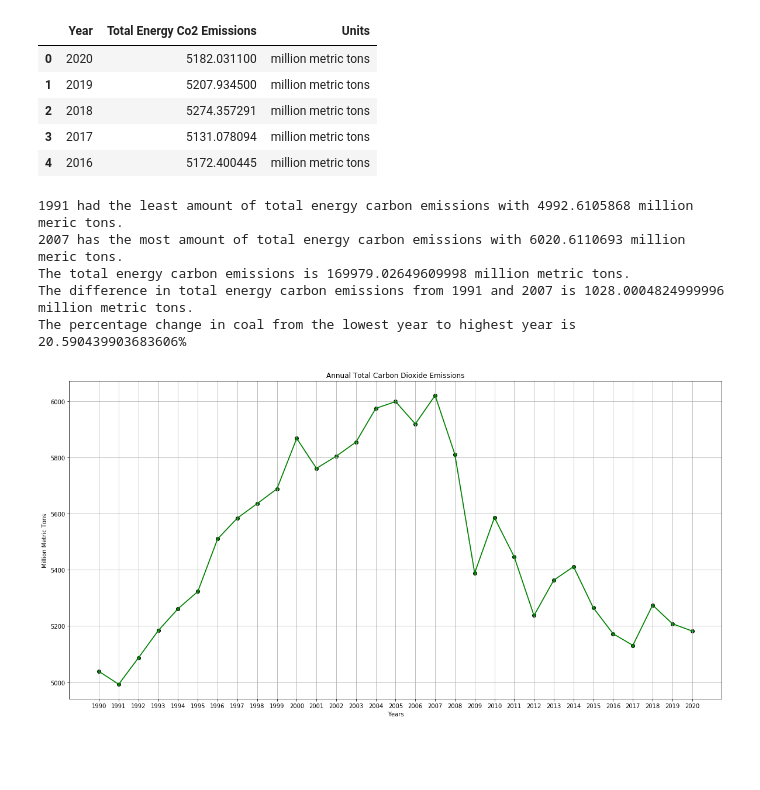
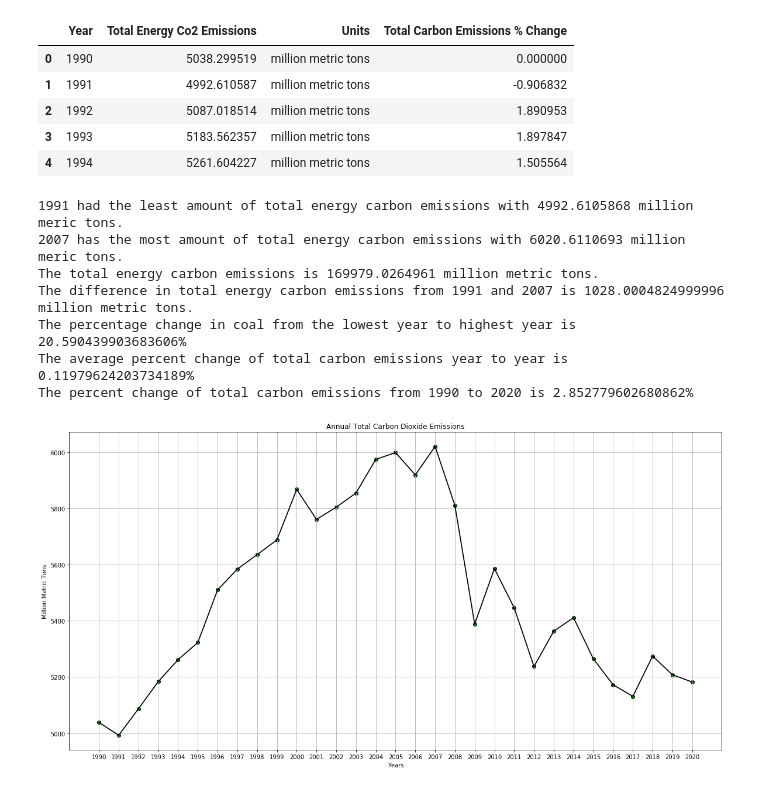
Before and after one commit to us-energy-analysis/Energy-analysis, a Jupyter notebook: emissions_analysis.ipynb, the cells around one changed output. Cells and saved outputs as stored; diff of their text form; code cells hidden in the pictures; blank space fills up the shorter version.

```diff
--- a/emissions_analysis.ipynb
+++ b/emissions_analysis.ipynb
@@ -44,17 +42,20 @@ for x in pt_emissions['series'][0]['data']:
     year.append(x[0])
     value.append(x[1])
 
+year = year[::-1]
+value = value[::-1]
+
 # Loop through to calculate the annual percent change
-#i = 0
-#percent_change_petroleum_emissions = []
-#for z in pt_emissions:
-#    if(i == 0):
-#        percent_change_petroleum_emissions.append(0)
-#    else:
-#        percent_change_petroleum_emissions.append( (z - pt_emissions[i-1])/ pt_emissions[i-1] * 100)
-#    i += 1
+i = 0
+percent_change_petroleum_emissions = []
+for z in value:
+    if(i == 0):
+        percent_change_petroleum_emissions.append(0)
+    else:
+        percent_change_petroleum_emissions.append( (z - value[i-1])/ value[i-1] * 100)
+    i += 1
 
 # make a dataframe
-pt_emissions_df = pd.DataFrame({"Year": year, "Petroleum Emissions": value, "Units": units})
+pt_emissions_df = pd.DataFrame({"Year": year, "Petroleum Emissions": value, "Units": units, "Petroleum Emissions % Change": percent_change_petroleum_emissions})
 pt_emissions_df.head()
 # %% [output]
@@ -325,17 +385,30 @@ for x in cd_emissions['series'][0]['data']:
     cd_year.append(x[0])
     cd_value.append(x[1])
 
+cd_year = cd_year[::-1]
+cd_value = cd_value[::-1]
+
+# Loop through to calculate the annual percent change
+i = 0
+percent_change_cd_emissions = []
+for z in cd_value:
+    if(i == 0):
+        percent_change_cd_emissions.append(0)
+    else:
+        percent_change_cd_emissions.append( (z - cd_value[i-1])/ cd_value[i-1] * 100)
+    i += 1
+
 # make a dataframe
-cd_emissions_df = pd.DataFrame({"Year": cd_year, "Total Energy Co2 Emissions": cd_value, "Units": units})
+cd_emissions_df = pd.DataFrame({"Year": cd_year, "Total Energy Co2 Emissions": cd_value, "Units": units, "Total Carbon Emissions % Change": percent_change_cd_emissions})
 
 cd_emissions_df.head()
 # %% [output]
-|  | Year | Total Energy Co2 Emissions | Units |
-| 0 | 2020 | 5182.031100 | million metric tons |
-| 1 | 2019 | 5207.934500 | million metric tons |
-| 2 | 2018 | 5274.357291 | million metric tons |
-| 3 | 2017 | 5131.078094 | million metric tons |
-| 4 | 2016 | 5172.400445 | million metric tons |
+|  | Year | Total Energy Co2 Emissions | Units | Total Carbon Emissions % Change |
+| 0 | 1990 | 5038.299519 | million metric tons | 0.000000 |
+| 1 | 1991 | 4992.610587 | million metric tons | -0.906832 |
+| 2 | 1992 | 5087.018514 | million metric tons | 1.890953 |
+| 3 | 1993 | 5183.562357 | million metric tons | 1.897847 |
+| 4 | 1994 | 5261.604227 | million metric tons | 1.505564 |
 # %%
 # Find minimum and maximum total  emissions
 cd_min_emissions_value = cd_emissions_df["Total Energy Co2 Emissions"].min()
@@ -352,36 +425,47 @@ cd_emissions_change = (cd_max_emissions_value - cd_min_emissions_value)
 #find the percentage change from lowest year to highest year
 cd_emissions_percent_change = (cd_emissions_change / cd_min_emissions_value) *100
 
+# find the average percent change over time
+cd_average_percent_change = cd_emissions_df["Total Carbon Emissions % Change"].mean()
+
+# find the total percent change
+total_cd_emissions_percent_change = (cd_emissions_df['Total Energy Co2 Emissions'].iloc[-1] - cd_emissions_df['Total Energy Co2 Emissions'].iloc[0]) / cd_emissions_df['Total Energy Co2 Emissions'].iloc[0]
+
+total_cd_emissions_percent_change = total_cd_emissions_percent_change * 100
+
 print(f"{cd_min_emissions_year} had the least amount of total energy carbon emissions with {cd_min_emissions_value} million meric tons.")
 print(f"{int(cd_max_emissions_year)} has the most amount of total energy carbon emissions with {cd_max_emissions_value} million meric tons.")
 print(f"The total energy carbon emissions is {cd_total_emissions} million metric tons.")
 print(f"The difference in total energy carbon emissions from 1991 and 2007 is {cd_emissions_change} million metric tons.")
 print(f"The percentage change in coal from the lowest year to highest year is {cd_emissions_percent_change}%")
+print(f"The average percent change of total carbon emissions year to year is {cd_average_percent_change}%")
+print(f"The percent change of total carbon emissions from 1990 to 2020 is {total_cd_emissions_percent_change}%")
 # %% [output]
 1991 had the least amount of total energy carbon emissions with 4992.6105868 million meric tons.
 2007 has the most amount of total energy carbon emissions with 6020.6110693 million meric tons.
-The total energy carbon emissions is 169979.02649609998 million metric tons.
+The total energy carbon emissions is 169979.0264961 million metric tons.
 The difference in total energy carbon emissions from 1991 and 2007 is 1028.0004824999996 million metric tons.
 The percentage change in coal from the lowest year to highest year is 20.590439903683606%
+The average percent change of total carbon emissions year to year is 0.11979624203734189%
+The percent change of total carbon emissions from 1990 to 2020 is 2.852779602680862%
 # %%
 # Set the size of the figure to fit 30 years of data
 plt.figure(figsize=(20,10))
 # Create a visual for the data
 plt.scatter(year, cd_value, color="green", edgecolors="black")
-plt.plot(year, cd_value, color="green", linewidth=1.75)
+plt.plot(year, cd_value, color="black", linewidth=1.75)
 plt.title("Annual Total Carbon Dioxide Emissions")
 plt.ylabel("Million Metric Tons")
 plt.xlabel("Years")
 plt.grid(True)
-plt.gca().invert_xaxis()
 
 # Save Figure
 plt.savefig("output/total_emissions.png")
 
 # display the figure
 plt.show()
 # %% [output]
-[figure, old version]
+[figure, new version]
 # %%
 # merge the dataframes
 
```
Also changed, not shown: parts of 25 cells of this notebook.
